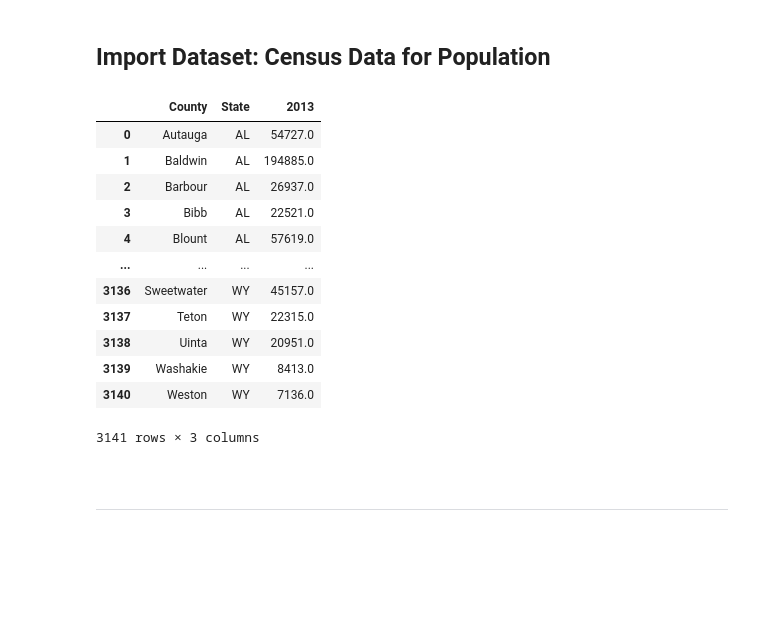
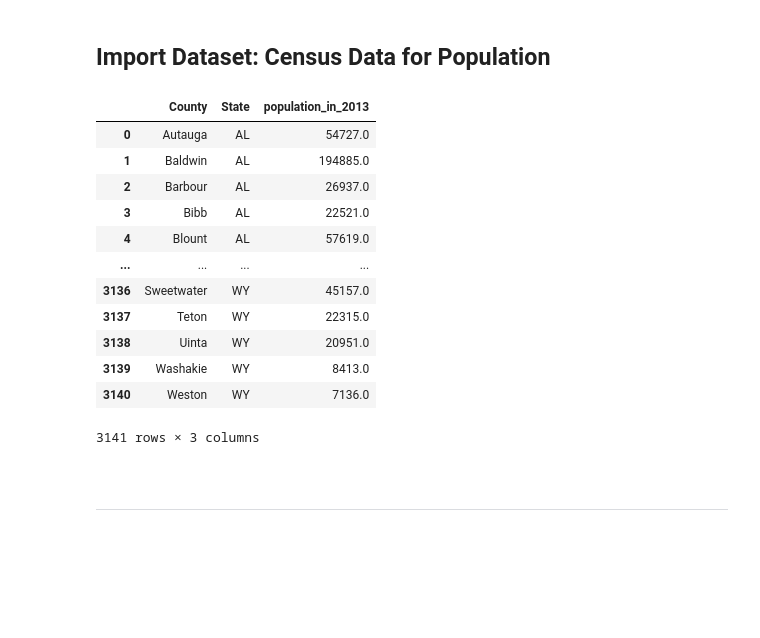
Before and after one commit to Shane-McCallum/Diversity-and-Violence--Is-there-a-connection-, a Jupyter notebook: Notebooks/Data Prep.ipynb, the cells around one changed output. Saved outputs shown, nothing was run; the diff lists cells and outputs as text; code cells hidden in the pictures.

```diff
--- a/Notebooks/Data Prep.ipynb
+++ b/Notebooks/Data Prep.ipynb
@@ -215,35 +215,39 @@ None
 # %%
 dfpop = pd.read_excel(datap/'co-est2019-annres.xlsx', skiprows=3)
 dfpop = dfpop.iloc[:3143]  # drop the footnotes
 dfpop = dfpop.iloc[1:]  # drop "United States"
 dfpop = dfpop.rename(columns={'Unnamed: 0': 'County, State'})
 dfpop['County, State'] = dfpop['County, State'].apply(lambda s: s[1:])  # drop the extra period prefix
 
 # split the County,State column into two
 dftemp = dfpop['County, State'].str.extract(r'(.*),\s?(.*)')
 dfpop['County'], dfpop['State'] = dftemp[0], dftemp[1]
 
-dfpop = dfpop[['State', 'County', 2013]]  # drop extraneous columns
+ # drop extraneous columns
+dfpop = dfpop[['State', 'County', 2013]]
 
 # replace extraneous instances of 'County' string
 dfpop['County'] = dfpop['County']. \
     str.replace(' County',''). \
     str.replace('County ',''). \
     str.replace('County','')
 
-dfpop['State'] = dfpop['State'].str.title()  # to standard capitalization
+# to standard capitalization
+dfpop['State'] = dfpop['State'].str.title()
 
+ # drop District of Columbia which is NOT a state
 dfpop = dfpop.set_index('County'). \
     drop(index='District of Columbia'). \
-    reset_index()  # drop this which is NOT a state
+    reset_index()
 
-dfpop['State'] = dfpop['State'].apply(lambda x: us_state_abbrev[x])  # convert full State names to abbreviations
+# convert full State names to abbreviations
+dfpop['State'] = dfpop['State'].apply(lambda x: us_state_abbrev[x])
 
 # convert the numberic column label to string
-dfpop.rename({2013:'2013'}, axis=1, inplace=True)
+dfpop.rename({2013:'population_in_2013'}, axis=1, inplace=True)
 dfpop
 # %% [output]
-|  | County | State | 2013 |
+|  | County | State | population_in_2013 |
 | 0 | Autauga | AL | 54727.0 |
 | 1 | Baldwin | AL | 194885.0 |
 | 2 | Barbour | AL | 26937.0 |
```
Also changed, not shown: parts of 4 cells of this notebook.
